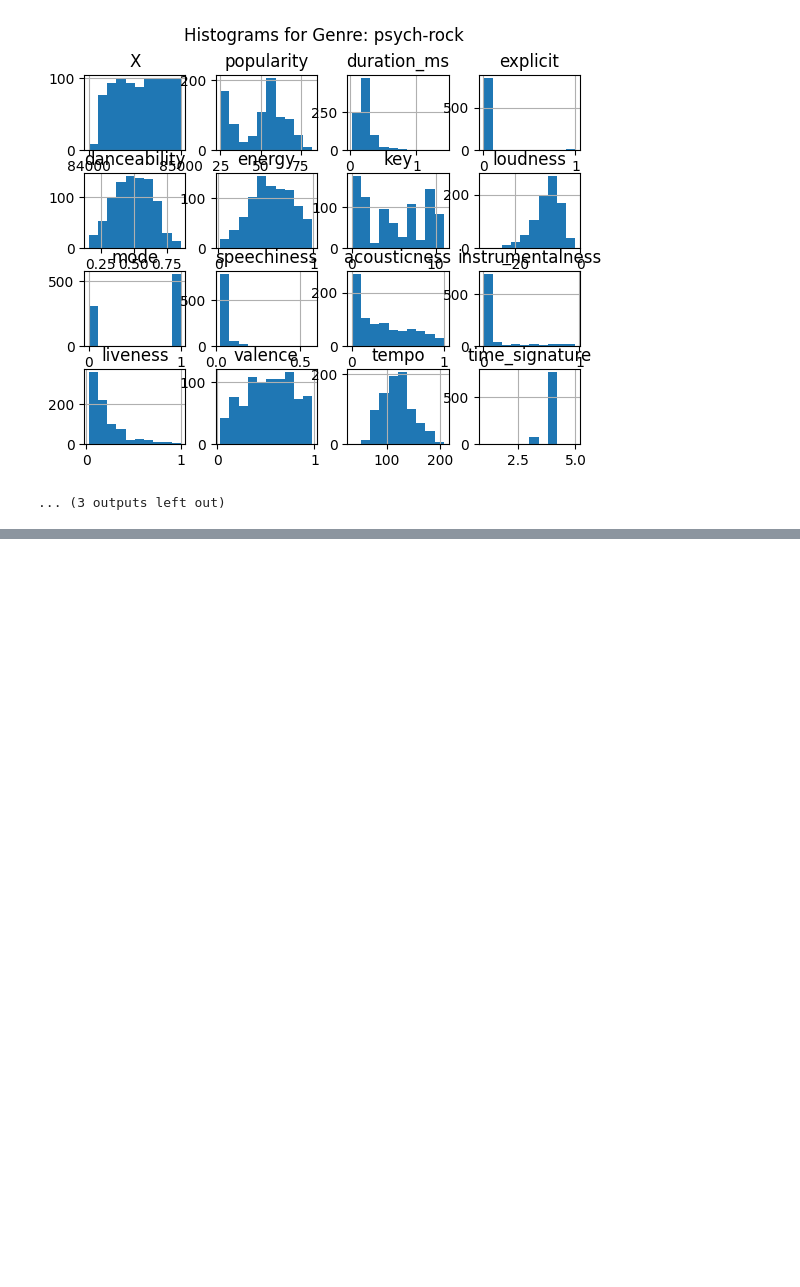
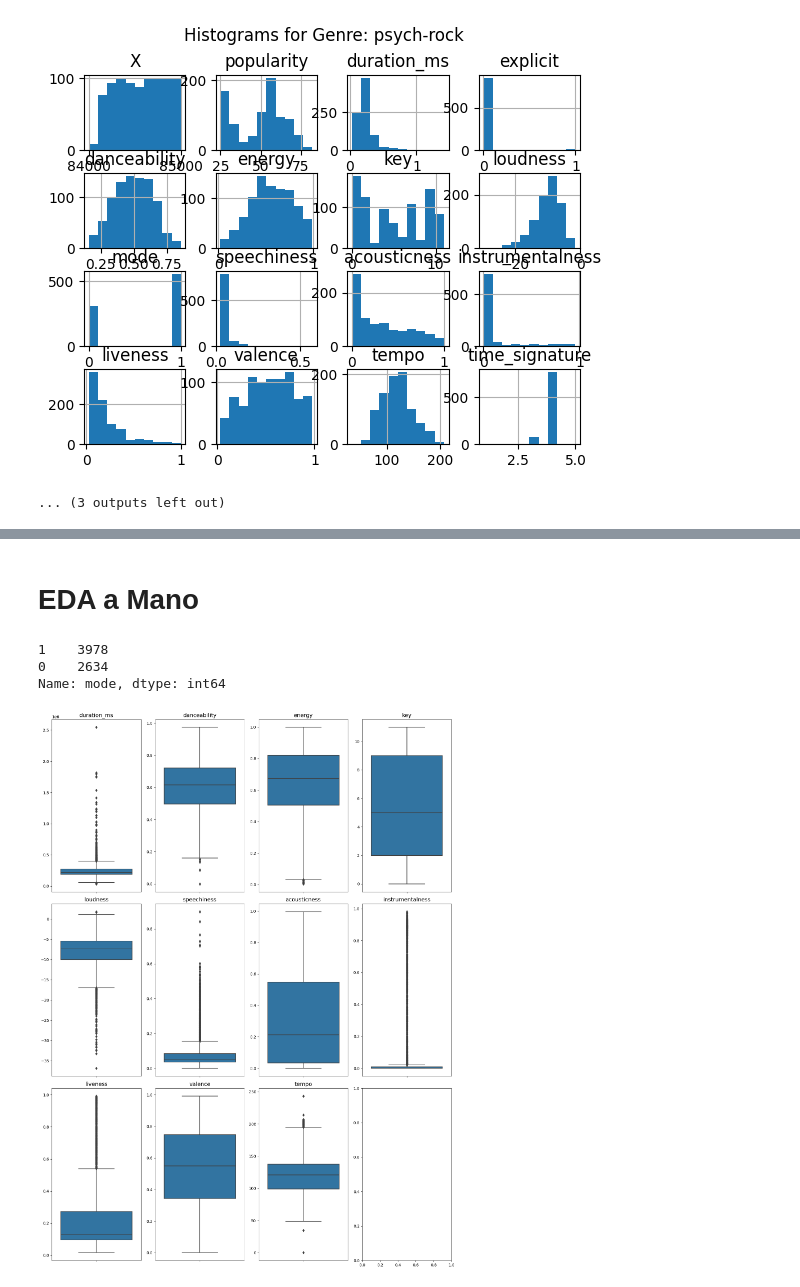
Before and after one commit to Xteom/ITAMplify, a Jupyter notebook: EDA.ipynb, the cells around one changed output, grey strips where cells are left out. Cells and saved outputs as stored; diff of their text form; code cells hidden in the pictures; blank space fills up the shorter version.

```diff
--- a/EDA.ipynb
+++ b/EDA.ipynb
@@ -95,0 +187,33 @@ for cat in categories:
+# %% [markdown]
+# EDA a Mano
+# %%
+all_train['mode'].value_counts()
+# %% [output]
+1    3978
+0    2634
+Name: mode, dtype: int64
+# %%
+import matplotlib.pyplot as plt
+import seaborn as sns
+
+# Variables to plot
+variables_to_plot = ['duration_ms', 'danceability', 'energy', 'key',
+                      'loudness', 'speechiness', 'acousticness', 'instrumentalness',
+                      'liveness', 'valence', 'tempo']
+
+# Setting up the figure and axes
+fig, ax = plt.subplots(3, 4, figsize=(15, 20))
+
+# Flattening the axis array for easier iteration
+ax = ax.flatten()
+
+# Creating boxplots for each variable
+for i, var in enumerate(variables_to_plot):
+    sns.boxplot(y=all_train[var], ax=ax[i])
+    ax[i].set_title(var, fontsize=14)
+    ax[i].set_ylabel('')  # Clear the y-axis label to prevent clutter
+
+plt.tight_layout()
+plt.show()
+# %% [output]
+[figure, added]
```
Also changed, not shown: parts of 15 cells of this notebook.
